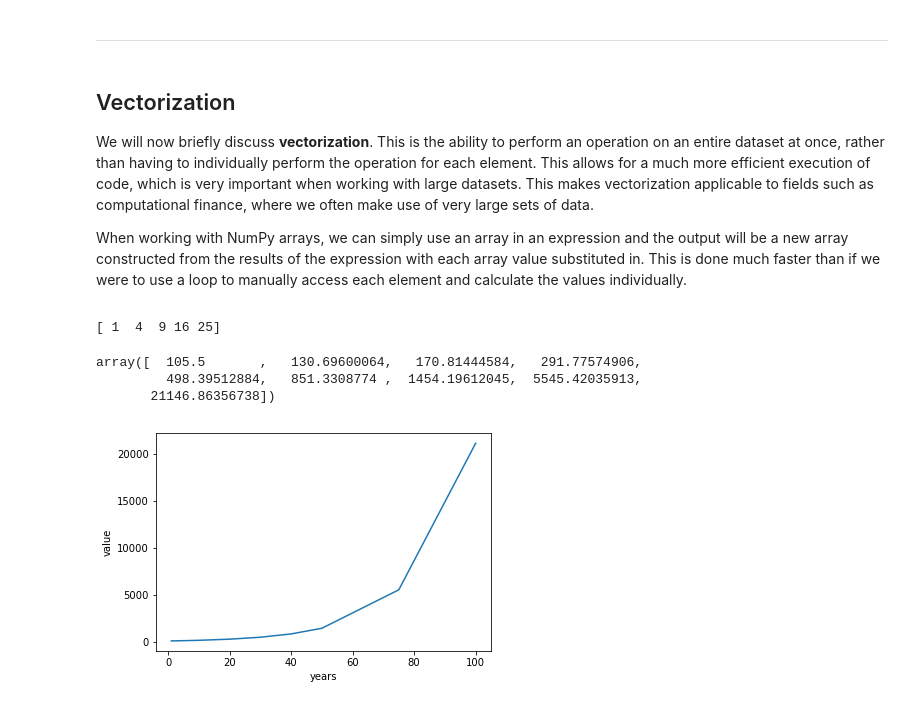
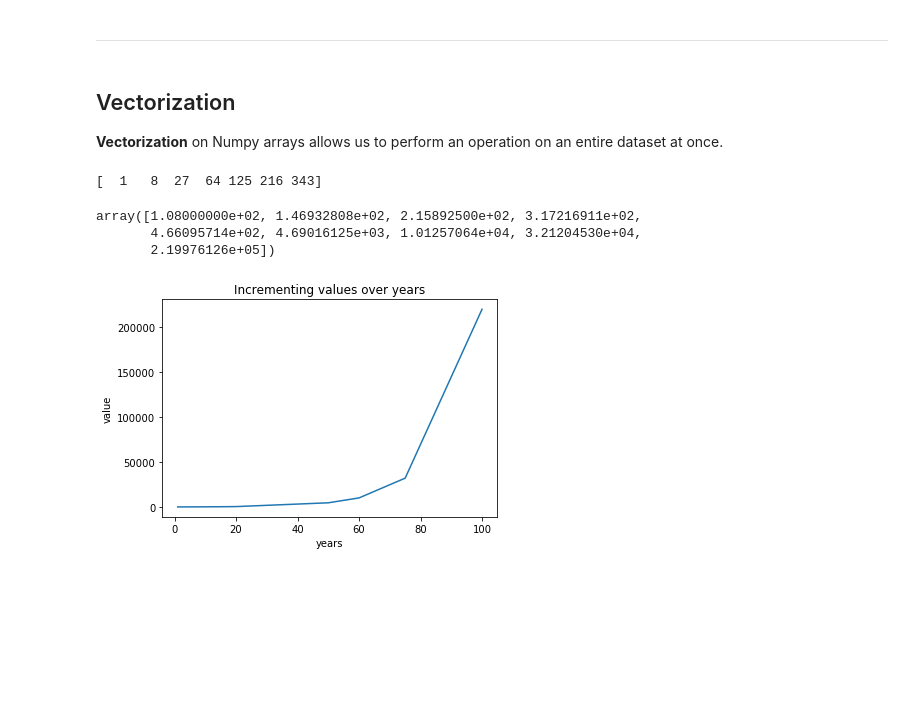
Before and after one commit to YoheiKo/py_basics, a Jupyter notebook: python_basics.ipynb, the cells around one changed output. Drawn from its saved outputs; the diff is of its cells as text; code cells hidden in the pictures; blank space fills up the shorter version.

```diff
--- a/python_basics.ipynb
+++ b/python_basics.ipynb
@@ -762,37 +748,36 @@ plt.show()
 # %% [markdown]
 <hr>
-# %% [markdown]
-## Vectorization
-<p>We will now briefly discuss <strong>vectorization</strong>. This is the ability to perform an operation on an entire dataset at once, rather than having to individually perform the operation for each element. This allows for a much more efficient execution of code, which is very important when working with large datasets. This makes vectorization applicable to fields such as computational finance, where we often make use of very large sets of data.
-
-When working with NumPy arrays, we can simply use an array in an expression and the output will be a new array constructed from the results of the expression with each array value substituted in. This is done much faster than if we were to use a loop to manually access each element and calculate the values individually.</p>
+# %% [markdown]
+## Vectorization
+<p><strong>Vectorization</strong> on Numpy arrays allows us to perform an operation on an entire dataset at once.</p>
 # %%
 import numpy as np
 
-IN = np.array([1,2,3,4,5]) #Numpy arrays
-OUT = IN**2
+temp_in = np.array([1,2,3,4,5,6,7]) #Numpy arrays
+temp_out = temp_in**3
 
-print(OUT)
+print(temp_out)
 # %% [output]
-[ 1  4  9 16 25]
+[  1   8  27  64 125 216 343]
 # %%
-principal = 100
-interest_rate = 0.055 # per annum, compounded annually
-years = np.array([1, 5, 10, 20, 30, 40, 50, 75, 100])
+PV = 100
+rate = 0.08 # per annum, compounded annually
+years = np.array([1, 5, 10, 15, 20, 50, 60, 75, 100])
 
-compounded = principal *((1 + interest_rate)**years) # input is an array and output
+compounded = PV *((1 + rate)**years) # input is an array and output
 compounded
 # %% [output]
-array([  105.5       ,   130.69600064,   170.81444584,   291.77574906,
-         498.39512884,   851.3308774 ,  1454.19612045,  5545.42035913,
-       21146.86356738])
+array([1.08000000e+02, 1.46932808e+02, 2.15892500e+02, 3.17216911e+02,
+       4.66095714e+02, 4.69016125e+03, 1.01257064e+04, 3.21204530e+04,
+       2.19976126e+05])
 # %%
 import matplotlib.pyplot as plt
 
+plt.title("Incrementing values over years")
 plt.ylabel("value")
 plt.xlabel("years")
 
 plt.plot(years,compounded) # in the parenthesis, x axis is followed by y axsis
 plt.show()
 # %% [output]
-[figure, old version]
+[figure, new version]
```
Also changed, not shown: parts of 147 cells of this notebook.
